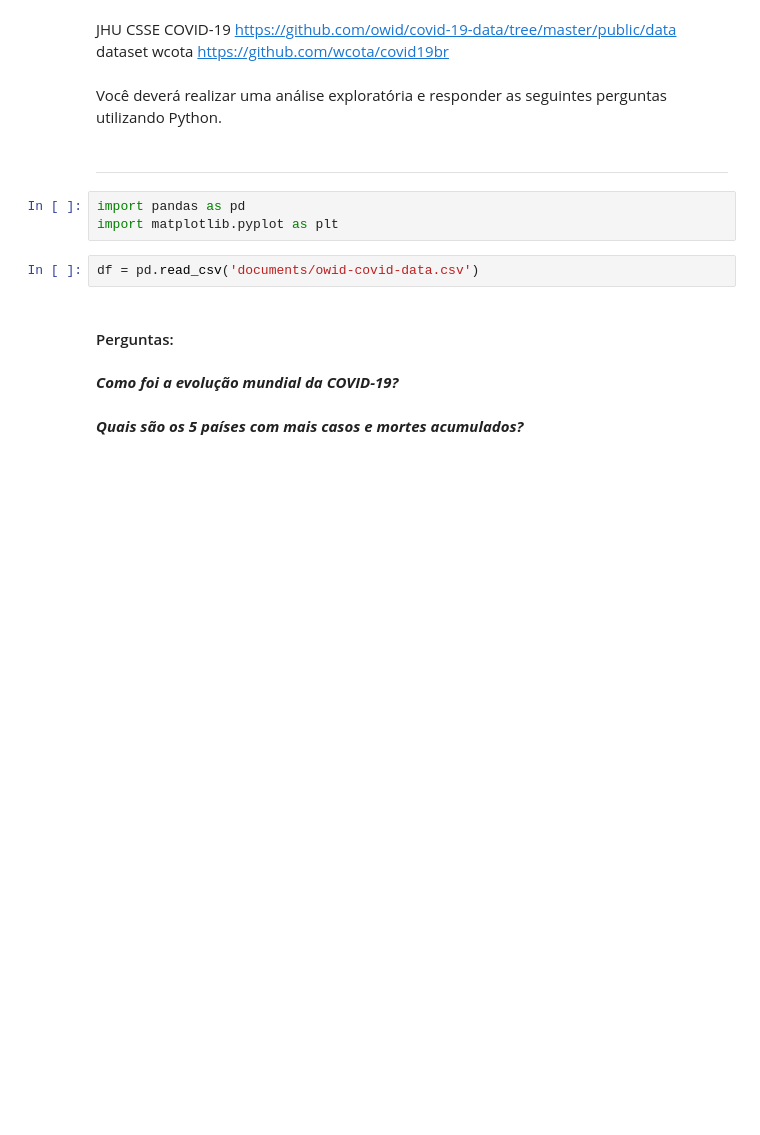
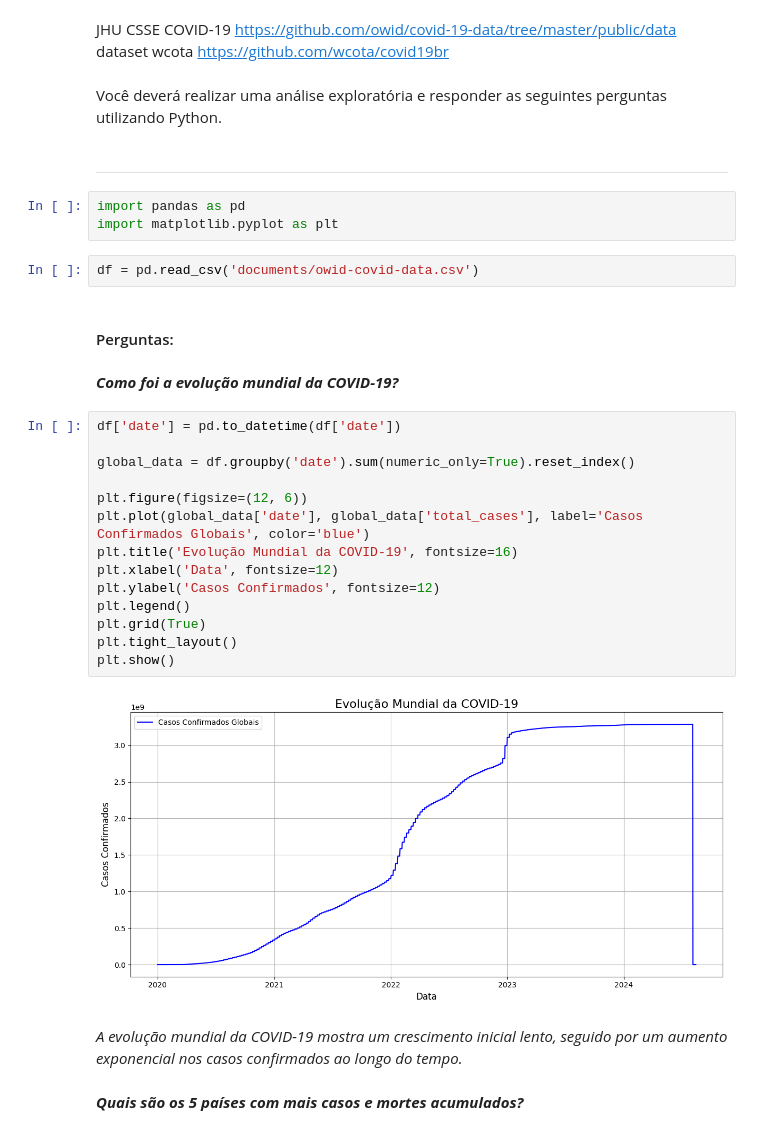
Before and after one commit to PedroHormann/gc-python-2024, a Jupyter notebook: aula08/exercicio21/exercicio21.ipynb, the cells around one changed output. Drawn from its saved outputs; the diff is of its cells as text; blank space fills up the shorter version.

```diff
--- a/aula08/exercicio21/exercicio21.ipynb
+++ b/aula08/exercicio21/exercicio21.ipynb
@@ -18,5 +18,23 @@ df = pd.read_csv('documents/owid-covid-data.csv')
 #### Perguntas:
 # %% [markdown]
 ***Como foi a evolução mundial da COVID-19?***
+# %%
+df['date'] = pd.to_datetime(df['date'])
+
+global_data = df.groupby('date').sum(numeric_only=True).reset_index()
+
+plt.figure(figsize=(12, 6))
+plt.plot(global_data['date'], global_data['total_cases'], label='Casos Confirmados Globais', color='blue')
+plt.title('Evolução Mundial da COVID-19', fontsize=16)
+plt.xlabel('Data', fontsize=12)
+plt.ylabel('Casos Confirmados', fontsize=12)
+plt.legend()
+plt.grid(True)
+plt.tight_layout()
+plt.show()
+# %% [output]
+[figure, added]
+# %% [markdown]
+*A evolução mundial da COVID-19 mostra um crescimento inicial lento, seguido por um aumento exponencial nos casos confirmados ao longo do tempo.*
 # %% [markdown]
 ***Quais são os 5 países com mais casos e mortes acumulados?***
```
Also changed, not shown: parts of 1 cell of this notebook, 5 other files.
